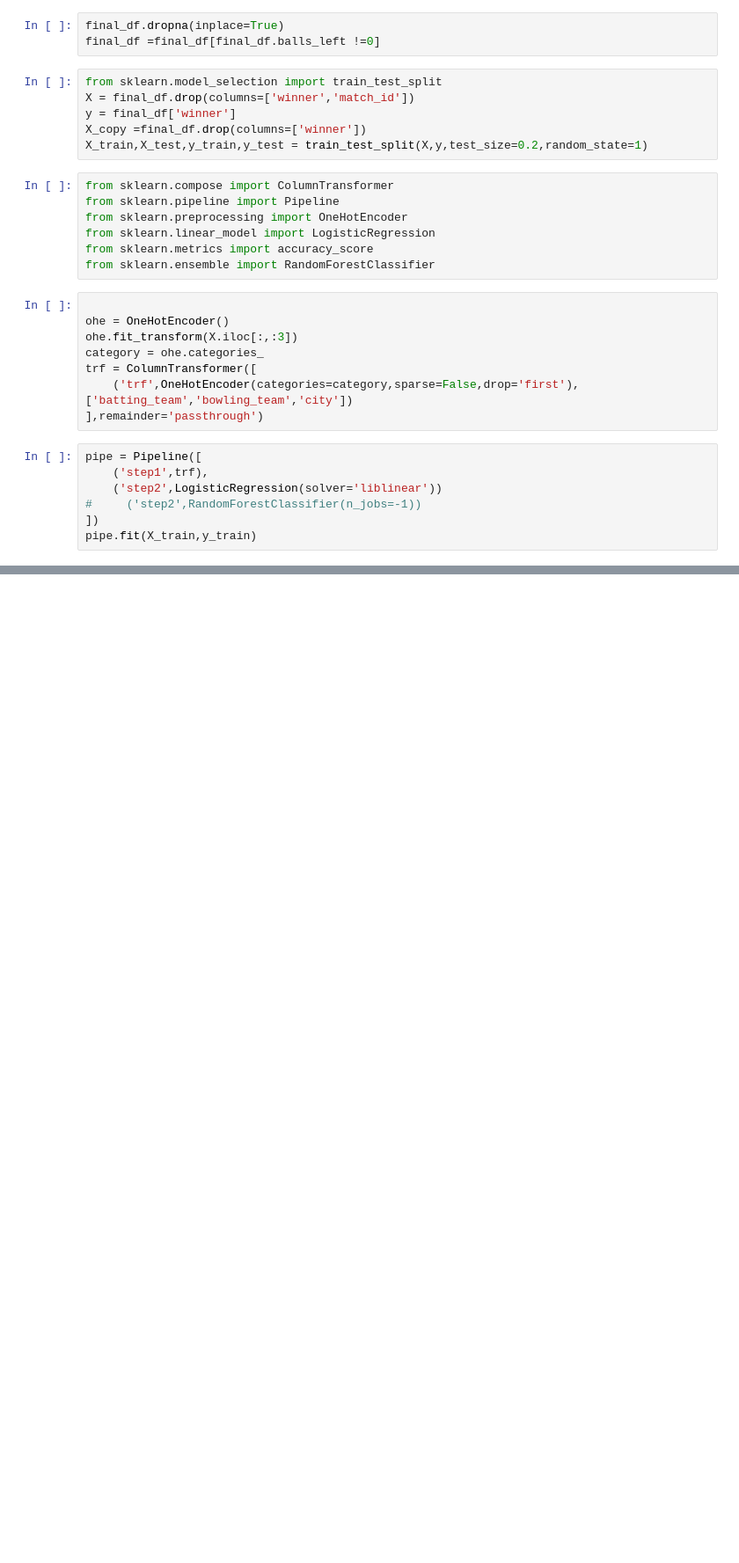
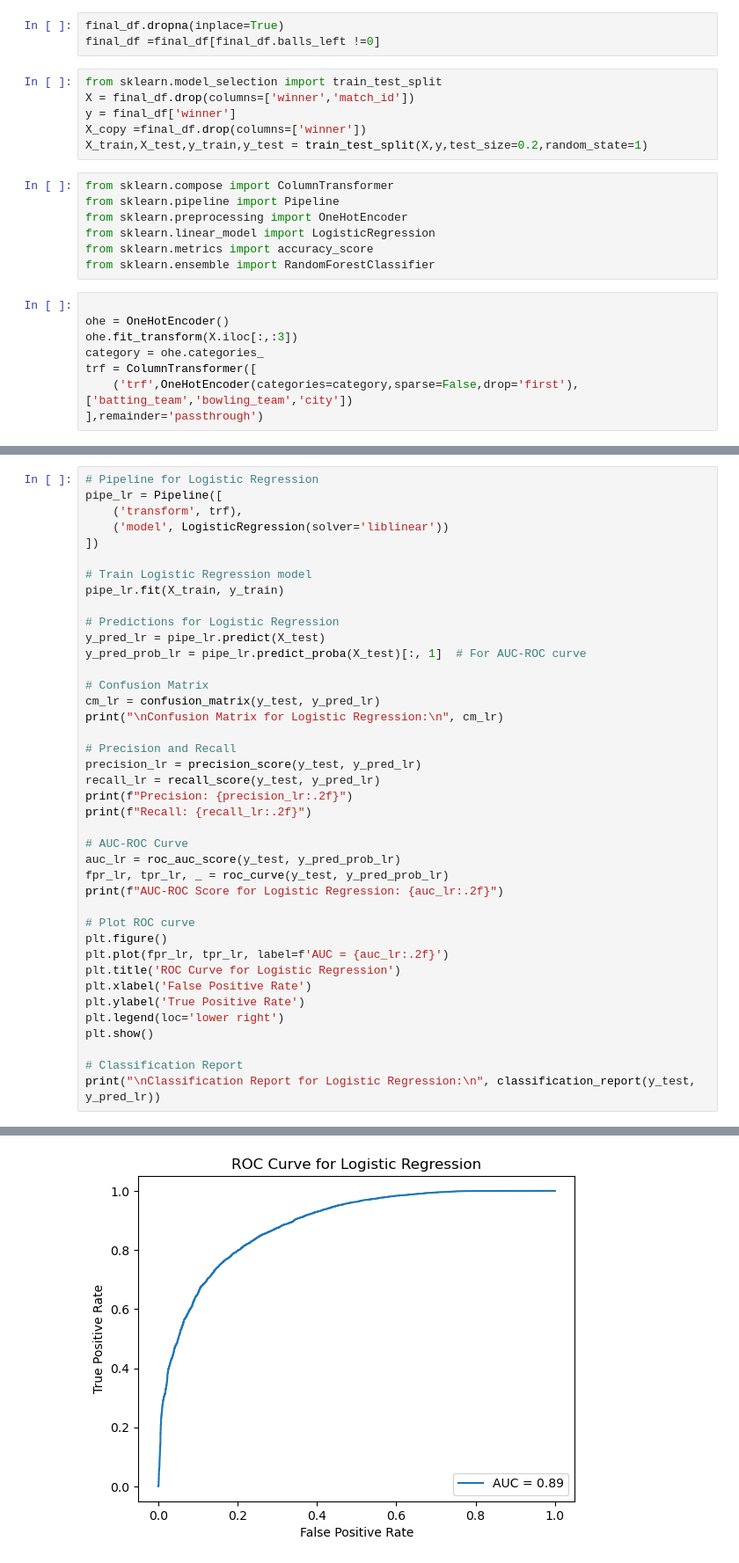
Before and after one commit to yashrajbista/machine_learning, a Jupyter notebook: ipl.ipynb, the cells around one changed output, grey strips where cells are left out. Shown at 88% size. Drawn from its saved outputs; the diff is of its cells as text; blank space fills up the shorter version.

```diff
--- a/ipl.ipynb
+++ b/ipl.ipynb
@@ -212,10 +212,3 @@ category = ohe.categories_
 trf = ColumnTransformer([
     ('trf',OneHotEncoder(categories=category,sparse=False,drop='first'),['batting_team','bowling_team','city'])
 ],remainder='passthrough')
-# %%
-pipe = Pipeline([
-    ('step1',trf),
-    ('step2',LogisticRegression(solver='liblinear'))
-#     ('step2',RandomForestClassifier(n_jobs=-1))
-])
-pipe.fit(X_train,y_train)
@@ -317,0 +232,41 @@ X_train
+# %%
+# Pipeline for Logistic Regression
+pipe_lr = Pipeline([
+    ('transform', trf),
+    ('model', LogisticRegression(solver='liblinear'))
+])
+
+# Train Logistic Regression model
+pipe_lr.fit(X_train, y_train)
+
+# Predictions for Logistic Regression
+y_pred_lr = pipe_lr.predict(X_test)
+y_pred_prob_lr = pipe_lr.predict_proba(X_test)[:, 1]  # For AUC-ROC curve
+
+# Confusion Matrix
+cm_lr = confusion_matrix(y_test, y_pred_lr)
+print("\nConfusion Matrix for Logistic Regression:\n", cm_lr)
+
+# Precision and Recall
+precision_lr = precision_score(y_test, y_pred_lr)
+recall_lr = recall_score(y_test, y_pred_lr)
+print(f"Precision: {precision_lr:.2f}")
+print(f"Recall: {recall_lr:.2f}")
+
+# AUC-ROC Curve
+auc_lr = roc_auc_score(y_test, y_pred_prob_lr)
+fpr_lr, tpr_lr, _ = roc_curve(y_test, y_pred_prob_lr)
+print(f"AUC-ROC Score for Logistic Regression: {auc_lr:.2f}")
+
+# Plot ROC curve
+plt.figure()
+plt.plot(fpr_lr, tpr_lr, label=f'AUC = {auc_lr:.2f}')
+plt.title('ROC Curve for Logistic Regression')
+plt.xlabel('False Positive Rate')
+plt.ylabel('True Positive Rate')
+plt.legend(loc='lower right')
+plt.show()
+
+# Classification Report
+print("\nClassification Report for Logistic Regression:\n", classification_report(y_test, y_pred_lr))
+# %% [output]
@@ -317,0 +279 @@ X_train
+[figure, added]
```
Also changed, not shown: parts of 14 cells of this notebook, 2 other files.
